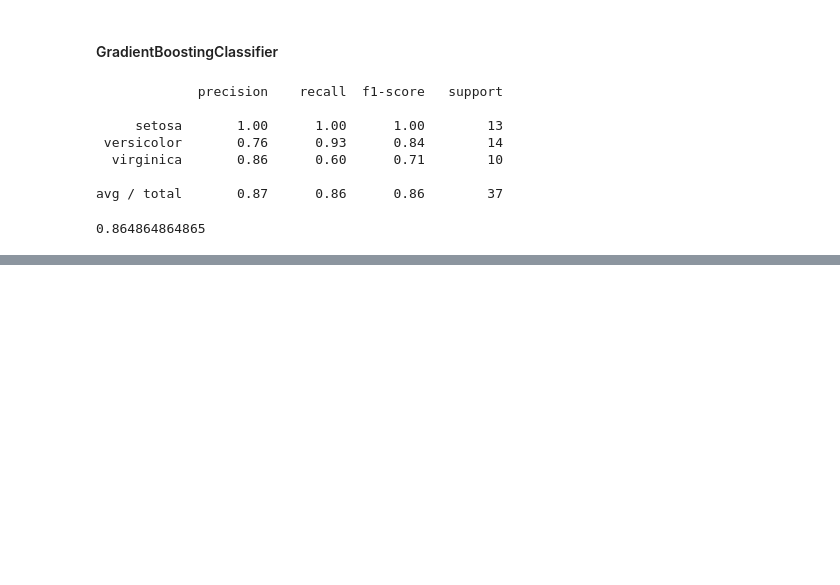
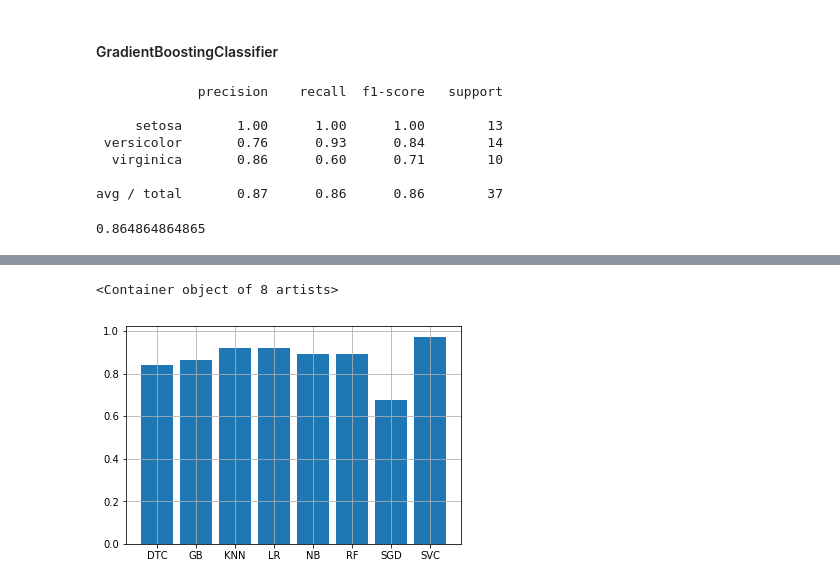
Before and after one commit to viniciusteix/jupyter-notebooks, a Jupyter notebook: iris-notebook.ipynb, the cells around one changed output, grey strips where cells are left out. Cells and saved outputs as stored; diff of their text form; code cells hidden in the pictures; blank space fills up the shorter version.

```diff
--- a/iris-notebook.ipynb
+++ b/iris-notebook.ipynb
@@ -283,3 +289,4 @@ avg / total       0.46      0.62      0.51        37
 # %%
-print(metrics.accuracy_score(y_test, pred_sgdclassifier))
+sgd = metrics.accuracy_score(y_test, pred_sgdclassifier)
+print(sgd)
 # %% [output]
@@ -299,3 +306,4 @@ avg / total       0.87      0.86      0.86        37
 # %%
-print(metrics.accuracy_score(y_test, pred_randomforest))
+rf = metrics.accuracy_score(y_test, pred_randomforest)
+print(rf)
 # %% [output]
@@ -313,6 +321,7 @@ print(metrics.classification_report(y_test, pred_gradientboosting))
 
 avg / total       0.87      0.86      0.86        37
 # %%
-print(metrics.accuracy_score(y_test, pred_gradientboosting))
+gb = metrics.accuracy_score(y_test, pred_gradientboosting)
+print(gb)
 # %% [output]
 0.864864864865
@@ -318,0 +330,5 @@ print(metrics.accuracy_score(y_test, pred_gradientboosting))
+# %%
+class_names = ['DTC','SVC','KNN','LR','NB','SGD','RF','GB']
+class_ = [dtc,svc,knn,lr,nb,sgd,rf,gb]
+for i in range(0,len(class_names)):
+    print(class_names[i] + ': ' + str(class_[i]))
@@ -318,0 +344,6 @@ print(metrics.accuracy_score(y_test, pred_gradientboosting))
+# %%
+plt.grid()
+plt.bar(class_names,class_)
+# %% [output]
+<Container object of 8 artists>
+[figure, added]
```
Also changed, not shown: parts of 12 cells of this notebook.
